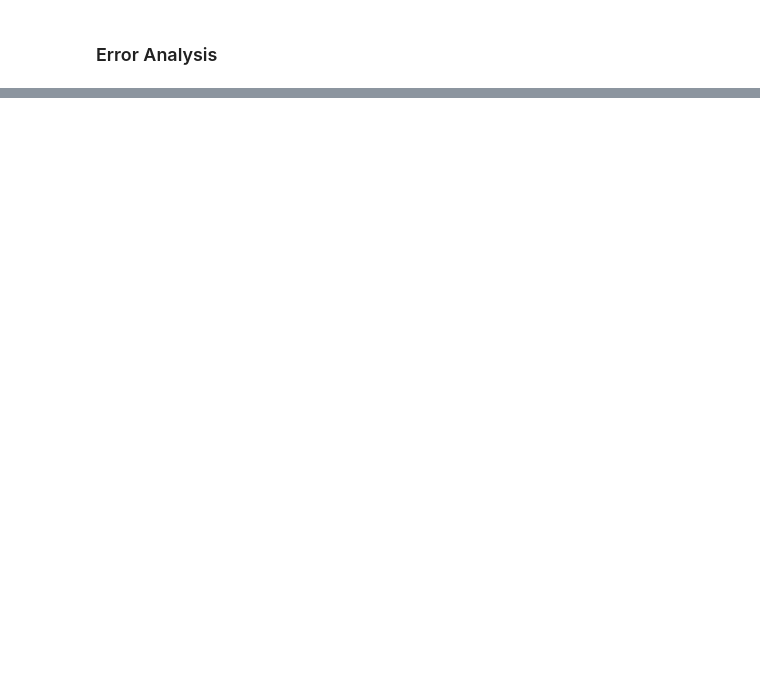
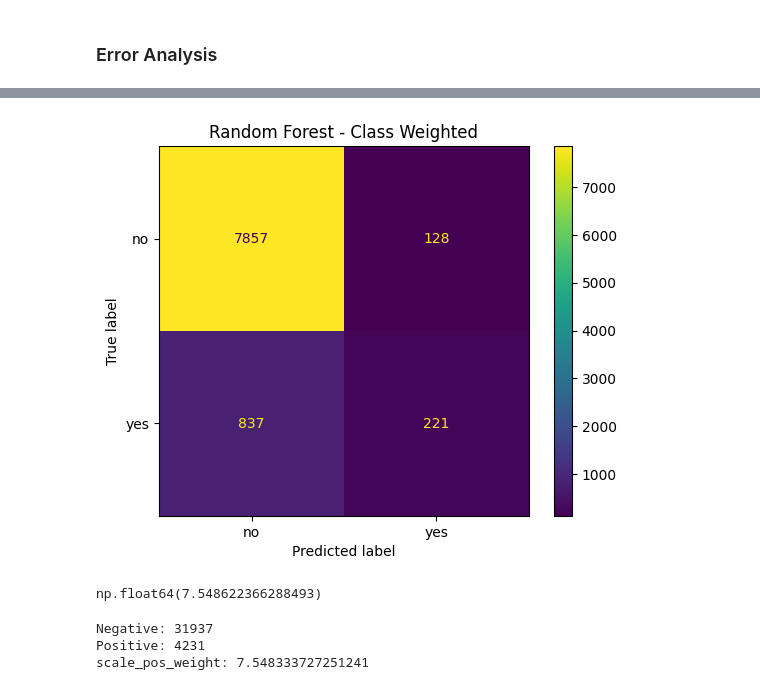
Before and after one commit to AtharvaChitnis/PGIT, a Jupyter notebook: Marketing_Research_ML.ipynb, the cells around one changed output, grey strips where cells are left out. Drawn from its saved outputs; the diff is of its cells as text; code cells hidden in the pictures; blank space fills up the shorter version.

```diff
--- a/Marketing_Research_ML.ipynb
+++ b/Marketing_Research_ML.ipynb
@@ -721,0 +916,14 @@ print(classification_report(
+# %%
+from sklearn.ensemble import RandomForestClassifier
+
+random_forest_weighted = Pipeline([
+    ("preprocessor", preprocessor),
+    ("model", RandomForestClassifier(
+        n_estimators=100,
+        random_state=42,
+        n_jobs=-1,
+        class_weight="balanced"
+    ))
+])
+# %%
+random_forest_weighted.fit(X_train, y_train)
@@ -721,0 +942,3 @@ print(classification_report(
+# %%
+y_pred_rfw = random_forest_weighted.predict(X_test)
+y_prob_rfw = random_forest_weighted.predict_proba(X_test)[:, 1]
@@ -721,0 +977,27 @@ print(classification_report(
+# %%
+ConfusionMatrixDisplay.from_predictions(
+    y_test,
+    y_pred_rfw
+)
+
+plt.title("Random Forest - Class Weighted")
+plt.show()
+# %% [output]
+[figure, added]
+# %%
+scale_pos_weight
+# %% [output]
+np.float64(7.548622366288493)
+# %%
+negative = (y_train_xgb == 0).sum()
+positive = (y_train_xgb == 1).sum()
+
+scale_pos_weight = negative / positive
+
+print("Negative:", negative)
+print("Positive:", positive)
+print("scale_pos_weight:", scale_pos_weight)
+# %% [output]
+Negative: 31937
+Positive: 4231
+scale_pos_weight: 7.548333727251241
```
Also changed, not shown: parts of 45 cells of this notebook.
